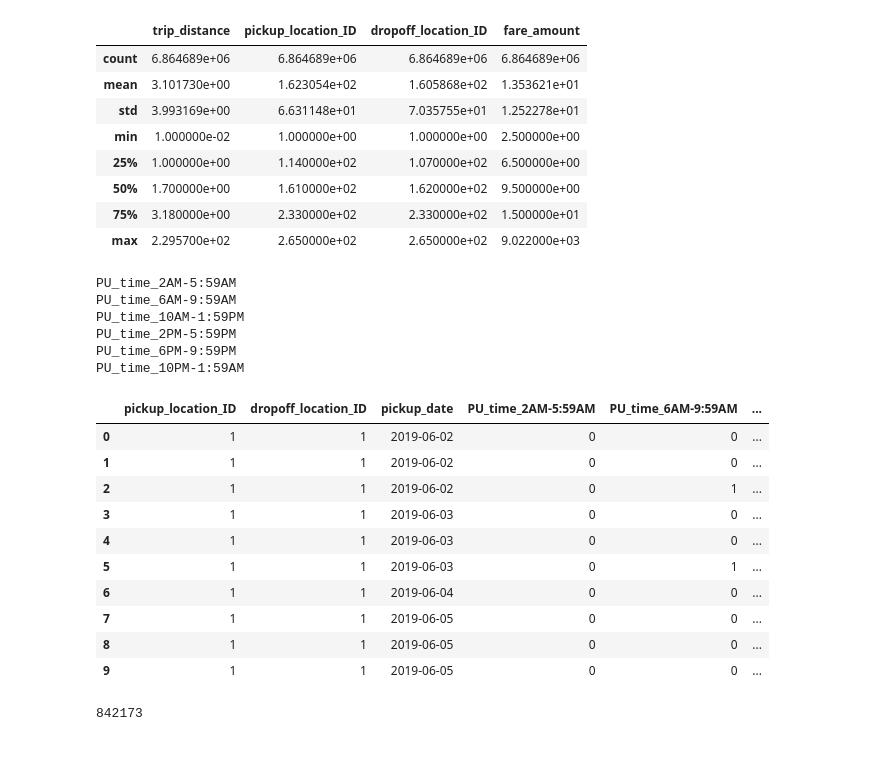
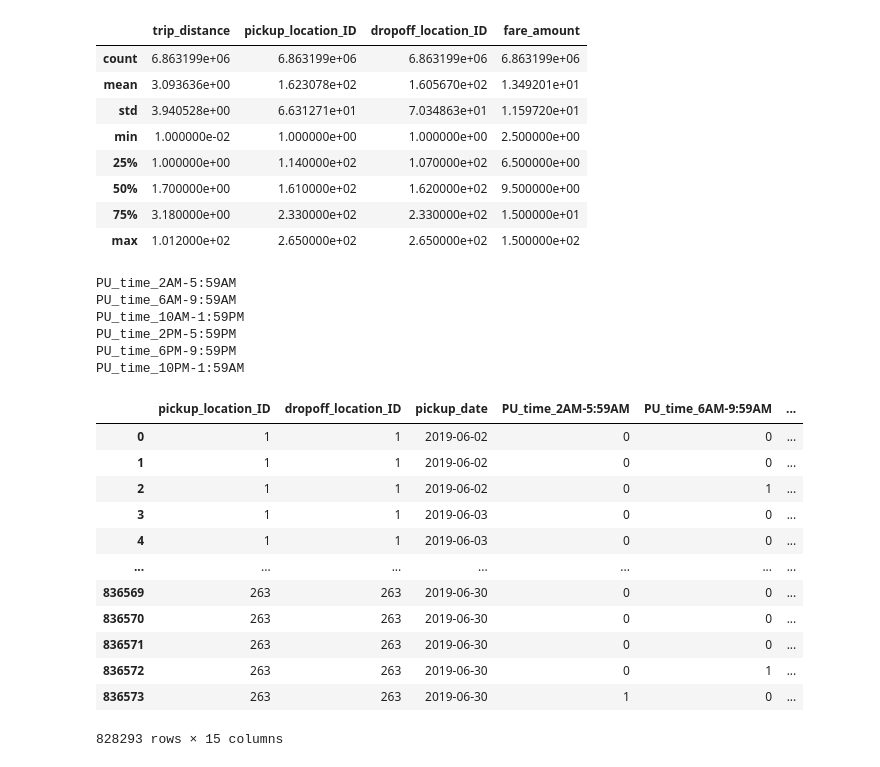
Before and after one commit to nbonaker/TaxiProject, a Jupyter notebook: Fare Prediction/fare_prediction_dataset.ipynb, the cells around one changed output. Drawn from its saved outputs; the diff is of its cells as text; code cells hidden in the pictures.

```diff
--- a/Fare Prediction/fare_prediction_dataset.ipynb
+++ b/Fare Prediction/fare_prediction_dataset.ipynb
@@ -16,9 +36,9 @@ def create_trip_DF(path):
   df["pickup_datetime"] = pd.to_datetime(df["pickup_datetime"], format='%Y-%m-%d %H:%M:%S', errors='ignore')
   df["dropoff_datetime"] = pd.to_datetime(df["dropoff_datetime"], format='%Y-%m-%d %H:%M:%S', errors='ignore')
   df.dropna()
-  df = df[(df['fare_amount'] >= 2.50) & (df['trip_distance'] > 0)]
+  df = df[(df['fare_amount'] >= 2.50) & (df['fare_amount'] <= 150) & (df['trip_distance'] > 0)]
   return df
 # %%
-trip_DF = create_trip_DF('./raw_taxi_data/' + path + '.csv')
+trip_DF = create_trip_DF('../raw_taxi_data/' + path + '.csv')
 print(len(trip_DF.index))
 # %% [output]
@@ -27,14 +59,14 @@ print(len(trip_DF.index))
 trip_DF.describe()
 # %% [output]
 |  | trip_distance | pickup_location_ID | dropoff_location_ID | fare_amount |
-| count | 6.864689e+06 | 6.864689e+06 | 6.864689e+06 | 6.864689e+06 |
-| mean | 3.101730e+00 | 1.623054e+02 | 1.605868e+02 | 1.353621e+01 |
-| std | 3.993169e+00 | 6.631148e+01 | 7.035755e+01 | 1.252278e+01 |
+| count | 6.863199e+06 | 6.863199e+06 | 6.863199e+06 | 6.863199e+06 |
+| mean | 3.093636e+00 | 1.623078e+02 | 1.605670e+02 | 1.349201e+01 |
+| std | 3.940528e+00 | 6.631271e+01 | 7.034863e+01 | 1.159720e+01 |
 | min | 1.000000e-02 | 1.000000e+00 | 1.000000e+00 | 2.500000e+00 |
 | 25% | 1.000000e+00 | 1.140000e+02 | 1.070000e+02 | 6.500000e+00 |
 | 50% | 1.700000e+00 | 1.610000e+02 | 1.620000e+02 | 9.500000e+00 |
 | 75% | 3.180000e+00 | 2.330000e+02 | 2.330000e+02 | 1.500000e+01 |
-| max | 2.295700e+02 | 2.650000e+02 | 2.650000e+02 | 9.022000e+03 |
+| max | 1.012000e+02 | 2.650000e+02 | 2.650000e+02 | 1.500000e+02 |
 # %%
 time_of_day_bins = ['PU_time_2AM-5:59AM', 'PU_time_6AM-9:59AM',
                'PU_time_10AM-1:59PM', 'PU_time_2PM-5:59PM',
@@ -93,21 +135,35 @@ trip_avg_fare_DF['weekend/holiday'] = trip_avg_fare_DF['pickup_date'].map(lambda
 # %%
 ## Enforce that pickup and dropoff IDs are ints
 trip_avg_fare_DF = trip_avg_fare_DF.astype({"pickup_location_ID": int, "dropoff_location_ID": int})
+# %%
+trip_avg_fare_DF = trip_avg_fare_DF.merge(zone_lat_long_lookup, how='left', left_on='pickup_location_ID', right_on='LocationID')
+trip_avg_fare_DF.dropna(inplace=True)
+trip_avg_fare_DF.rename(columns={
+    'X': 'PU_longitude',
+    'Y': 'PU_latitude'
+}, inplace=True)
+del trip_avg_fare_DF['LocationID']
+# %%
+trip_avg_fare_DF = trip_avg_fare_DF.merge(zone_lat_long_lookup, how='left', left_on='dropoff_location_ID', right_on='LocationID')
+trip_avg_fare_DF.dropna(inplace=True)
+trip_avg_fare_DF.rename(columns={
+    'X': 'DO_longitude',
+    'Y': 'DO_latitude'
+}, inplace=True)
+del trip_avg_fare_DF['LocationID']
 # %%
-trip_avg_fare_DF.head(10)
+trip_avg_fare_DF
 # %% [output]
 |  | pickup_location_ID | dropoff_location_ID | pickup_date | PU_time_2AM-5:59AM | PU_time_6AM-9:59AM | ... |
 | 0 | 1 | 1 | 2019-06-02 | 0 | 0 | ... |
 | 1 | 1 | 1 | 2019-06-02 | 0 | 0 | ... |
 | 2 | 1 | 1 | 2019-06-02 | 0 | 1 | ... |
 | 3 | 1 | 1 | 2019-06-03 | 0 | 0 | ... |
 | 4 | 1 | 1 | 2019-06-03 | 0 | 0 | ... |
-| 5 | 1 | 1 | 2019-06-03 | 0 | 1 | ... |
-| 6 | 1 | 1 | 2019-06-04 | 0 | 0 | ... |
-| 7 | 1 | 1 | 2019-06-05 | 0 | 0 | ... |
-| 8 | 1 | 1 | 2019-06-05 | 0 | 0 | ... |
-| 9 | 1 | 1 | 2019-06-05 | 0 | 0 | ... |
+| ... | ... | ... | ... | ... | ... | ... |
+| 836569 | 263 | 263 | 2019-06-30 | 0 | 0 | ... |
+| 836570 | 263 | 263 | 2019-06-30 | 0 | 0 | ... |
+| 836571 | 263 | 263 | 2019-06-30 | 0 | 0 | ... |
+| 836572 | 263 | 263 | 2019-06-30 | 0 | 1 | ... |
+| 836573 | 263 | 263 | 2019-06-30 | 1 | 0 | ... |
+828293 rows × 15 columns
-# %%
-len(trip_avg_fare_DF.index)
-# %% [output]
-842173
```
Also changed, not shown: parts of 17 cells of this notebook, 3 other files.
